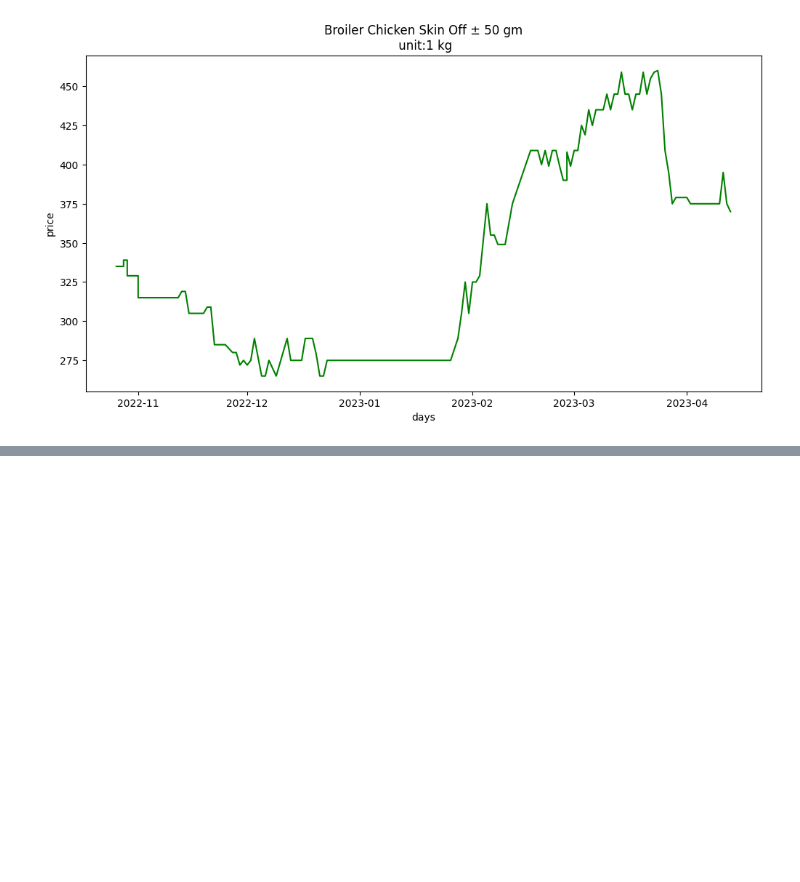
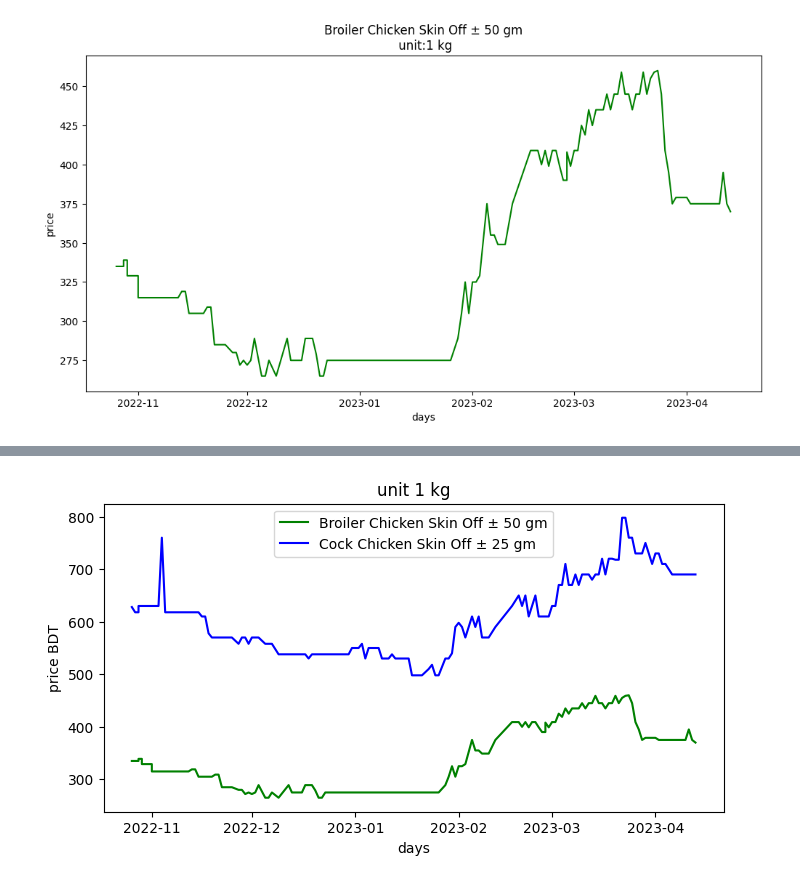
Before and after one commit to Shayokh144/Commodity_Price_Analysis_BD, a Jupyter notebook: visualization/notebook/BasicVisualizationChicken.ipynb, the cells around one changed output, grey strips where cells are left out. Saved outputs shown, nothing was run; the diff lists cells and outputs as text; code cells hidden in the pictures; blank space fills up the shorter version.

```diff
--- a/visualization/notebook/BasicVisualizationChicken.ipynb
+++ b/visualization/notebook/BasicVisualizationChicken.ipynb
@@ -60,0 +66,37 @@ showLineGraph(df, "Cock Chicken Skin Off ± 25 gm", 500, "500 gm")
+# %%
+def createMultilinePlot(dataFrames, columnNames, plotTitle = "", weight = "1", lineNames = []):
+    f = plt.figure()
+    f.set_figwidth(8)
+    f.set_figheight(4)
+    i = 0
+    colors = ['green', 'blue']
+    for dataFrame, columnName in zip(dataFrames, columnNames):
+        #dataFrame.head(3)
+        colValues = dataFrame[columnName]
+        dateValues = dataFrame['date']
+        ypoints = np.array(colValues)
+        xpoints = np.array(dateValues)
+        plt.plot(xpoints, ypoints, color=colors[i], label=lineNames[i])
+        i += 1
+        i %= 2
+    #plt.title(plotTitle+ "\n unit:"+ weight)
+    plt.xlabel("days")
+    plt.ylabel("price BDT")
+    plt.title("unit 1 kg")
+    plt.legend(loc='best')
+    plt.show()
+# %%
+def showMultipleLineGraph(dataFrame, items, weights, weightRaws):
+    filteredDfs = []
+    itemNames = []
+    df = dataFrame
+    for itemName, weight in zip(items,weights):
+        itemNames.append(itemName)
+        filteredDf = df.loc[(df.product_name == itemName) & (df.weight_value == weight)]
+        filteredDfs.append(filteredDf)
+    createMultilinePlot(filteredDfs, ['price','price'], itemNames, weightRaws, items)
+# %%
+items = ["Broiler Chicken Skin Off ± 50 gm", "Cock Chicken Skin Off ± 25 gm"]
+showMultipleLineGraph(df, items, [1,1000], [ "1 kg","500 gm"])
+# %% [output]
+[figure, added]
```
Also changed, not shown: parts of 2 cells of this notebook, 3 other files.
